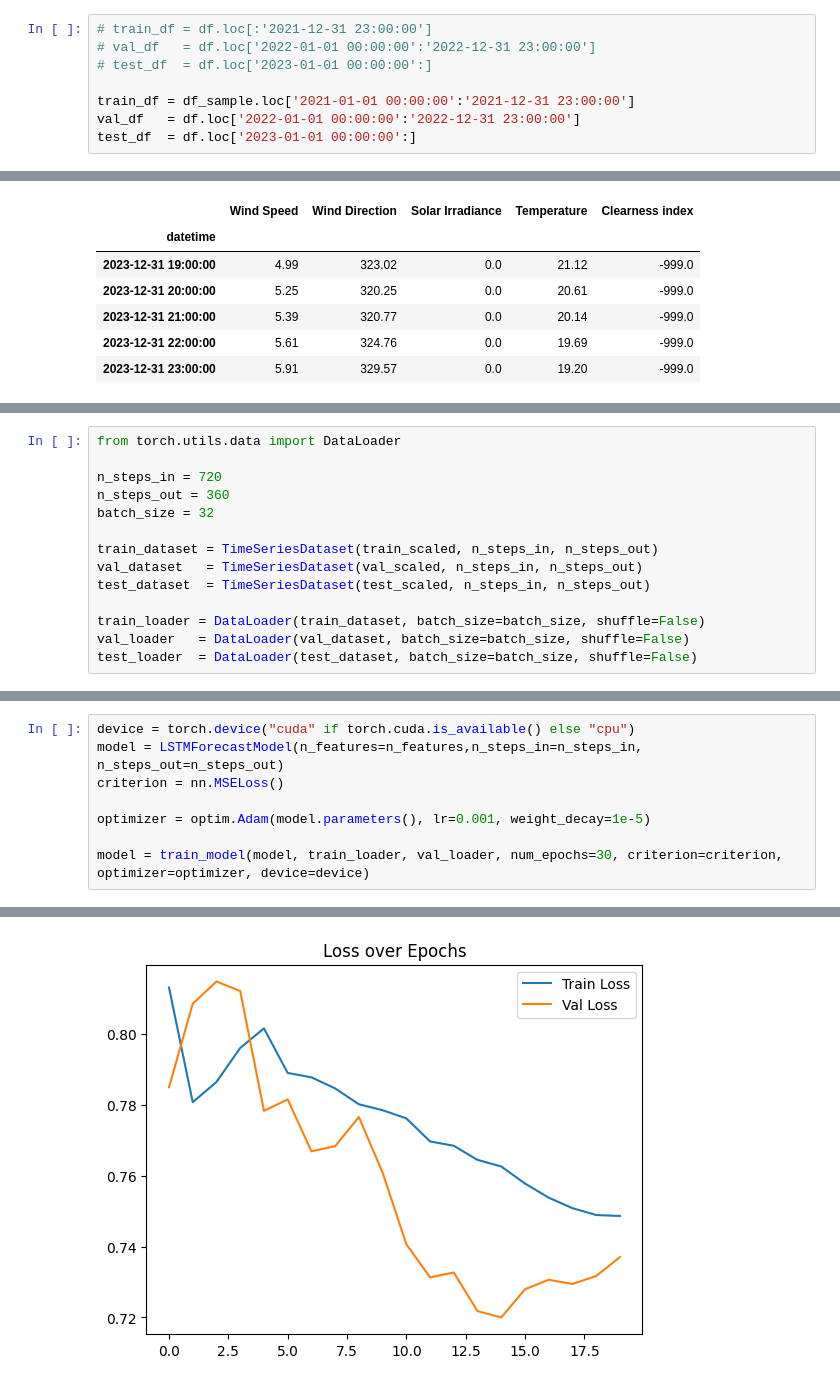
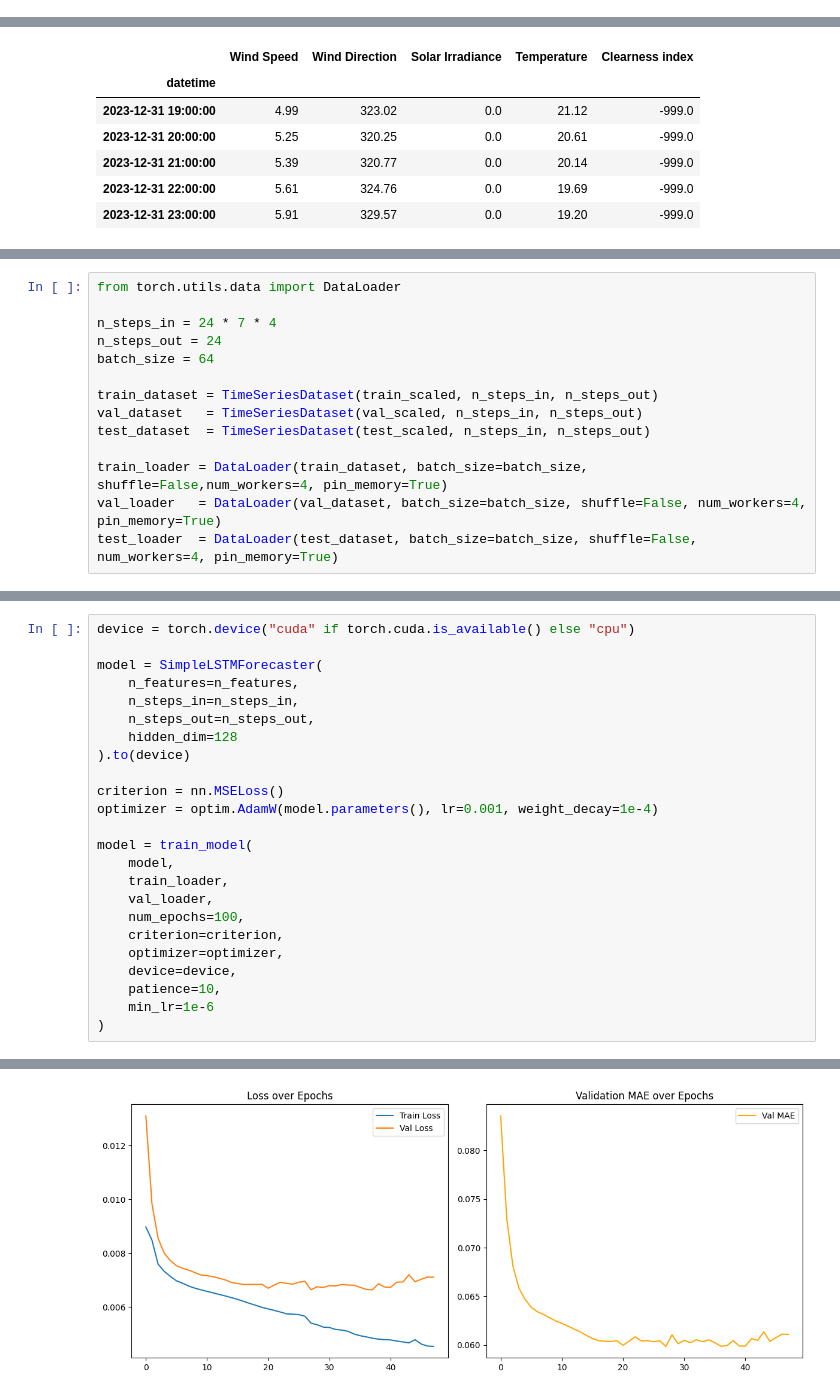
Before and after one commit to parasite-e/Wind-Speed-Prediction-Pytorch, a Jupyter notebook: notebook/main.ipynb, the cells around one changed output, grey strips where cells are left out. Saved outputs shown, nothing was run; the diff lists cells and outputs as text.

```diff
--- a/notebook/main.ipynb
+++ b/notebook/main.ipynb
@@ -84,10 +80,2 @@ train_df = df_sample.loc['2021-01-01 00:00:00':'2021-12-31 23:00:00']
-# %%
-# train_df = df.loc[:'2021-12-31 23:00:00']
-# val_df   = df.loc['2022-01-01 00:00:00':'2022-12-31 23:00:00']
-# test_df  = df.loc['2023-01-01 00:00:00':]
-
-train_df = df_sample.loc['2021-01-01 00:00:00':'2021-12-31 23:00:00']
-val_df   = df.loc['2022-01-01 00:00:00':'2022-12-31 23:00:00']
-test_df  = df.loc['2023-01-01 00:00:00':]
 # %%
 train_df.head()
@@ -163,16 +171,16 @@ test_scaled  = np.hstack([X_test_scaled, y_test_scaled])
 # %%
 from torch.utils.data import DataLoader
 
-n_steps_in = 720
-n_steps_out = 360
-batch_size = 32
+n_steps_in = 24 * 7 * 4
+n_steps_out = 24
+batch_size = 64
 
 train_dataset = TimeSeriesDataset(train_scaled, n_steps_in, n_steps_out)
 val_dataset   = TimeSeriesDataset(val_scaled, n_steps_in, n_steps_out)
 test_dataset  = TimeSeriesDataset(test_scaled, n_steps_in, n_steps_out)
 
-train_loader = DataLoader(train_dataset, batch_size=batch_size, shuffle=False)
-val_loader   = DataLoader(val_dataset, batch_size=batch_size, shuffle=False)
-test_loader  = DataLoader(test_dataset, batch_size=batch_size, shuffle=False)
+train_loader = DataLoader(train_dataset, batch_size=batch_size, shuffle=False,num_workers=4, pin_memory=True)
+val_loader   = DataLoader(val_dataset, batch_size=batch_size, shuffle=False, num_workers=4, pin_memory=True)
+test_loader  = DataLoader(test_dataset, batch_size=batch_size, shuffle=False, num_workers=4, pin_memory=True)
 # %%
 print("Train dataset length", train_dataset.__len__())
@@ -538,10 +618,26 @@ def train_model(model, train_loader, val_loader, num_epochs, criterion, optimize
     return model
 # %%
 device = torch.device("cuda" if torch.cuda.is_available() else "cpu")
-model = LSTMForecastModel(n_features=n_features,n_steps_in=n_steps_in, n_steps_out=n_steps_out)
+
+model = SimpleLSTMForecaster(
+    n_features=n_features,
+    n_steps_in=n_steps_in,
+    n_steps_out=n_steps_out,
+    hidden_dim=128
+).to(device)
+
 criterion = nn.MSELoss()
+optimizer = optim.AdamW(model.parameters(), lr=0.001, weight_decay=1e-4)
 
-optimizer = optim.Adam(model.parameters(), lr=0.001, weight_decay=1e-5)
-
-model = train_model(model, train_loader, val_loader, num_epochs=30, criterion=criterion, optimizer=optimizer, device=device)
+model = train_model(
+    model,
+    train_loader,
+    val_loader,
+    num_epochs=100,
+    criterion=criterion,
+    optimizer=optimizer,
+    device=device,
+    patience=10,
+    min_lr=1e-6
+)
 # %% [output]
@@ -565 +661 @@ Early stopping triggered.
-[figure, old version]
+[figure, new version]
```
Also changed, not shown: parts of 50 cells of this notebook, 2 other files.
